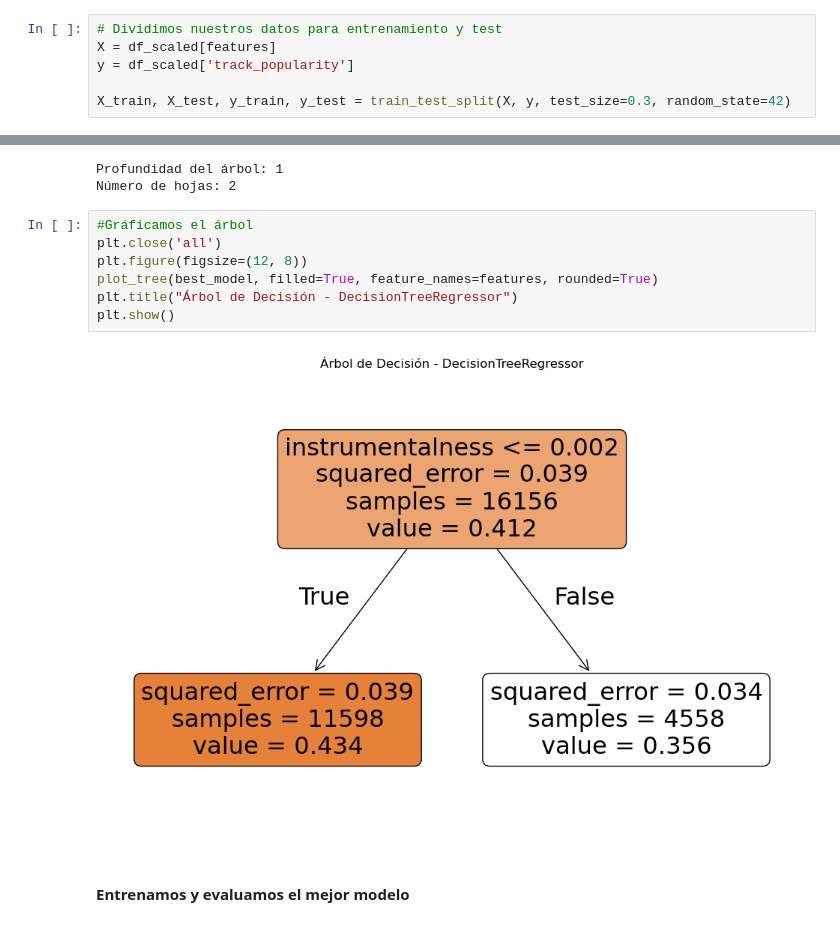
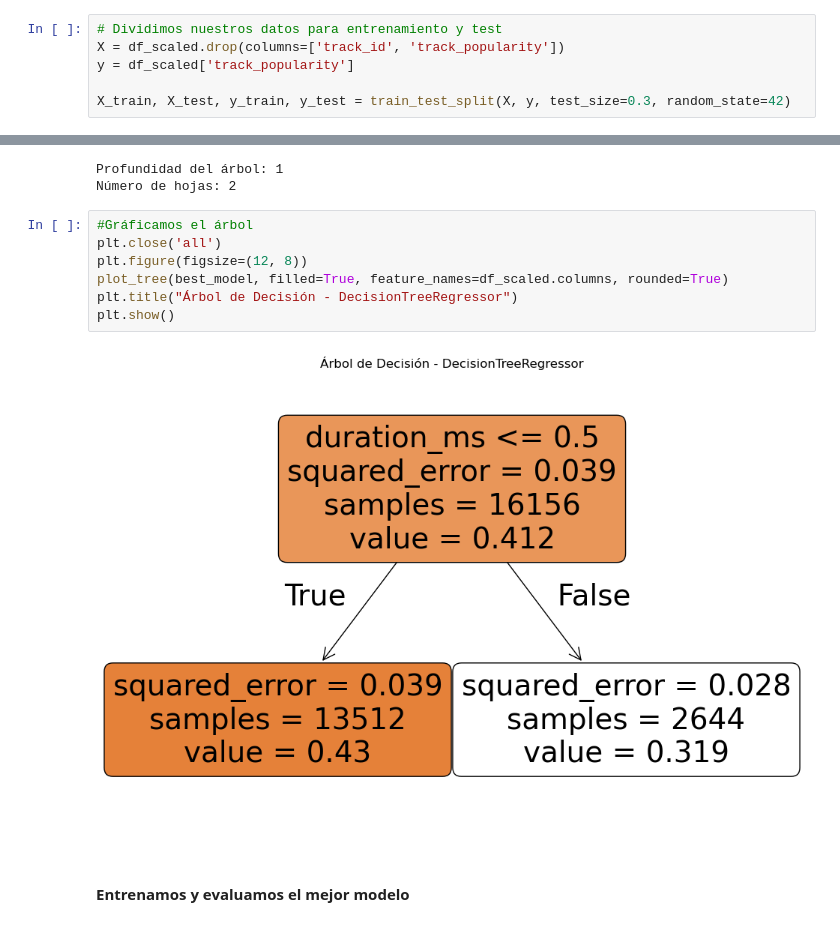
Before and after one commit to mlmicozzi/SPOTIFY, a Jupyter notebook: decisionTreeRegressor.ipynb, the cells around one changed output, grey strips where cells are left out. Saved outputs shown, nothing was run; the diff lists cells and outputs as text.

```diff
--- a/decisionTreeRegressor.ipynb
+++ b/decisionTreeRegressor.ipynb
@@ -16,6 +12,6 @@ features = ['danceability', 'energy', 'loudness',
 # %%
 # Dividimos nuestros datos para entrenamiento y test
-X = df_scaled[features]
+X = df_scaled.drop(columns=['track_id', 'track_popularity'])
 y = df_scaled['track_popularity']
 
 X_train, X_test, y_train, y_test = train_test_split(X, y, test_size=0.3, random_state=42)
@@ -155,12 +151,12 @@ Número de hojas: 2
 # %%
 #Gráficamos el árbol
 plt.close('all')
 plt.figure(figsize=(12, 8))
-plot_tree(best_model, filled=True, feature_names=features, rounded=True)
+plot_tree(best_model, filled=True, feature_names=df_scaled.columns, rounded=True)
 plt.title("Árbol de Decisión - DecisionTreeRegressor")
 plt.show()
 # %% [output]
-[figure, old version]
+[figure, new version]
 # %% [markdown]
 #### Entrenamos y evaluamos el mejor modelo
 # %%
```
Also changed, not shown: parts of 5 cells of this notebook, 1 other file.
